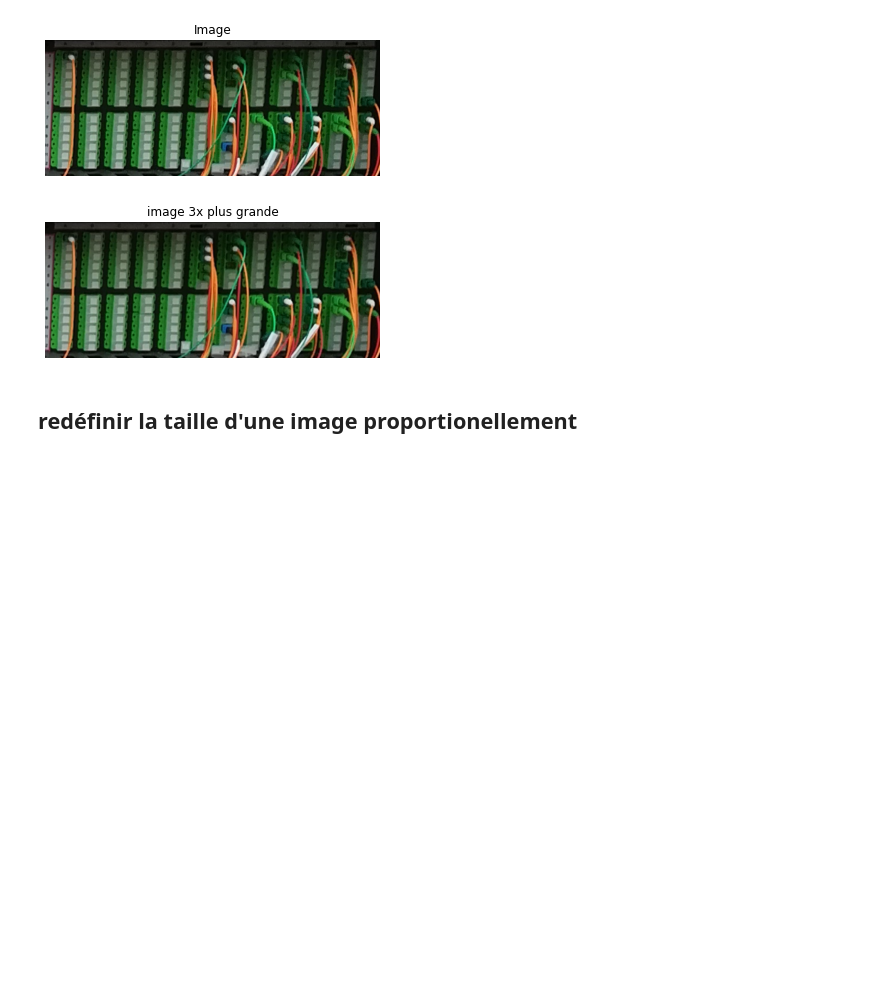
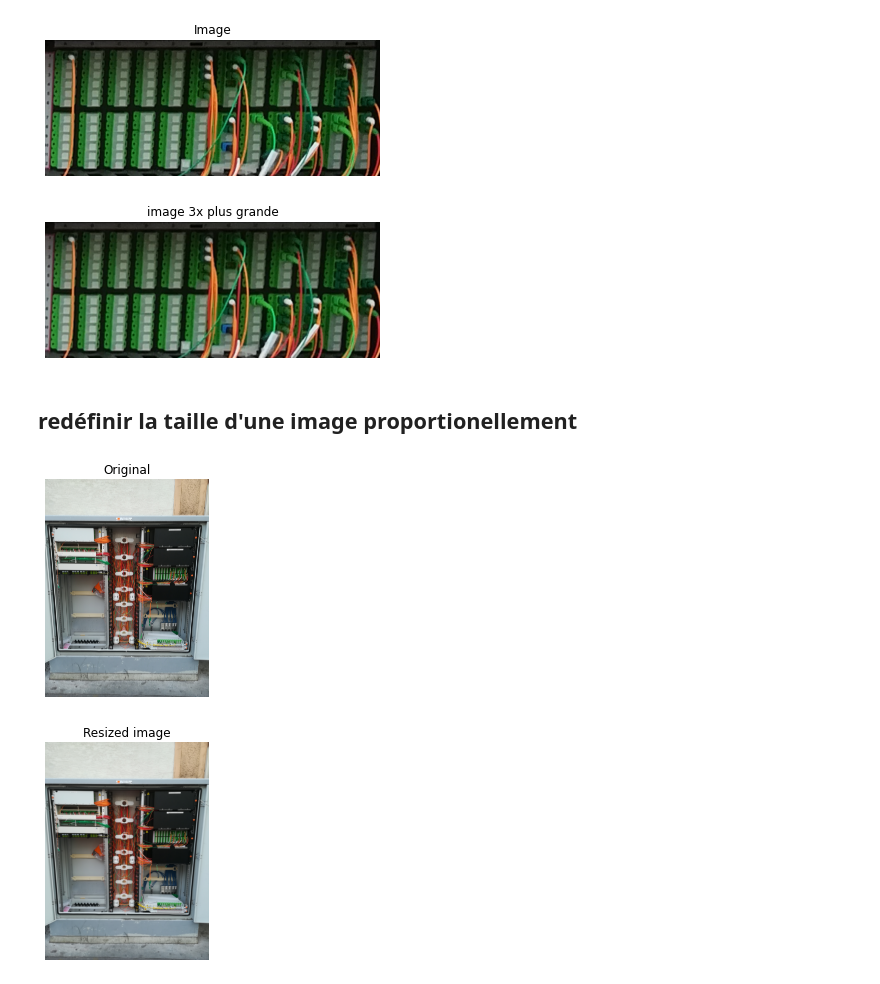
Before and after one commit to Syllaweg/Datascience_toolkit, a Jupyter notebook: Image_processing/III_rescaling_rotating.ipynb, the cells around one changed output. Saved outputs shown, nothing was run; the diff lists cells and outputs as text; code cells hidden in the pictures; blank space fills up the shorter version.

Commit message:
add resize with proportions

```diff
--- a/Image_processing/III_rescaling_rotating.ipynb
+++ b/Image_processing/III_rescaling_rotating.ipynb
@@ -58,3 +58,5 @@ show_image(enlarged_image, "image 3x plus grande")
 [figure]
 # %% [markdown]
 ## redéfinir la taille d'une image proportionellement
+# %%
+pmz_img = plt.imread("data/pmz1.jpg")
@@ -60,0 +65,15 @@ show_image(enlarged_image, "image 3x plus grande")
+# %%
+# divise la taille de l'image par 2, en recupérant les shape grace a numpy
+height = int(pmz_img.shape[0]/ 2)
+width = int(pmz_img.shape[1]/ 2)
+# %%
+# Resize using the calculated proportional height and width
+resized_pmz = resize(pmz_img, (height, width),
+                       anti_aliasing=True)
+# %%
+# Show the original and rotated image
+show_image(pmz_img, 'Original')
+show_image(resized_pmz, 'Resized image')
+# %% [output]
+[figure, added]
+[figure, added]
```
Also changed, not shown: parts of 1 cell of this notebook.
